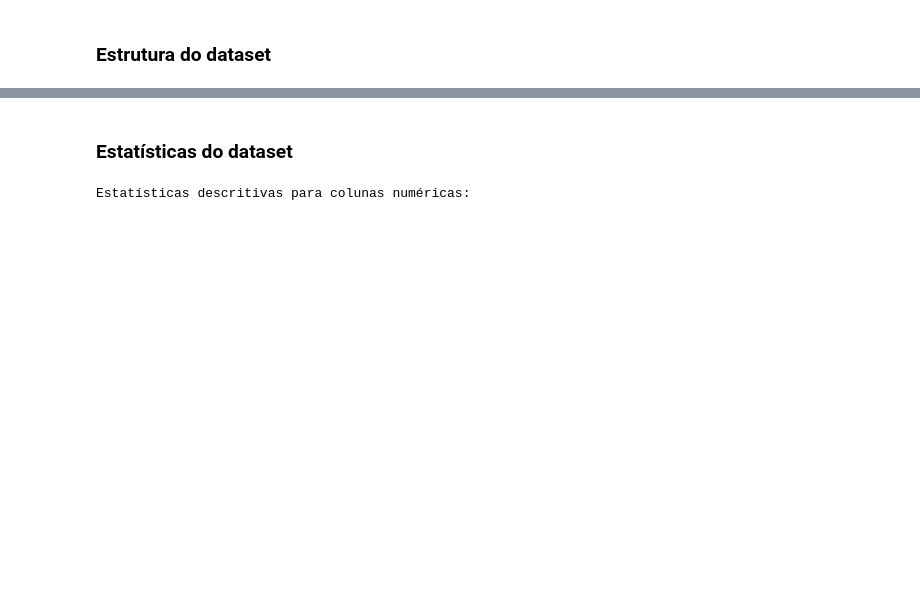
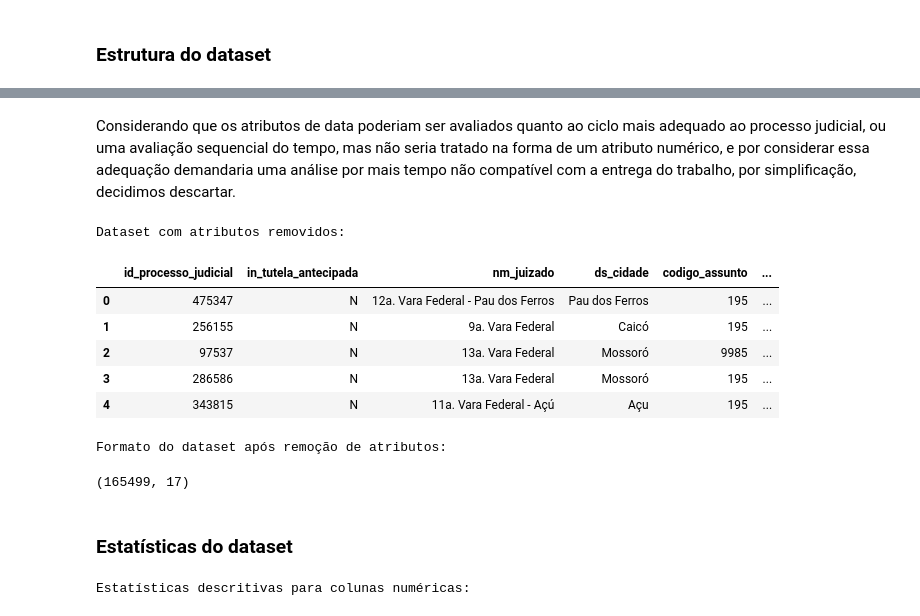
Before and after one commit to bruno774/ppgti-aprendmaquina, a Jupyter notebook: ppgtiAM classificacaoPericias p1 cargaInicial-exploracao-limpeza.ipynb, the cells around one changed output, grey strips where cells are left out. Cells and saved outputs as stored; diff of their text form; code cells hidden in the pictures; blank space fills up the shorter version.

```diff
--- a/ppgtiAM classificacaoPericias p1 cargaInicial-exploracao-limpeza.ipynb
+++ b/ppgtiAM classificacaoPericias p1 cargaInicial-exploracao-limpeza.ipynb
@@ -77,4 +99,23 @@ memory usage: 32.8 MB
 None
+# %% [markdown]
+Considerando que os atributos de data poderiam ser avaliados quanto ao ciclo mais adequado ao processo judicial, ou uma avaliação sequencial do tempo, mas não seria tratado na forma de um atributo numérico, e  por considerar essa adequação demandaria uma análise por mais tempo não compatível com a entrega do trabalho, por simplificação, decidimos descartar.
+# %%
+# remover atributos baseados em data
+df_metadadosPericias = df_metadadosPericias.drop(columns=['dt_primeira_distribuicao', 'dt_cadastro_pericia', 'dt_realizacao_pericia'])
+print('Dataset com atributos removidos:')
+display(df_metadadosPericias.head())
+print('Formato do dataset após remoção de atributos:')
+display(df_metadadosPericias.shape)
+# %% [output]
+Dataset com atributos removidos:
+|  | id_processo_judicial | in_tutela_antecipada | nm_juizado | ds_cidade | codigo_assunto | ... |
+| 0 | 475347 | N | 12a. Vara Federal - Pau dos Ferros | Pau dos Ferros | 195 | ... |
+| 1 | 256155 | N | 9a. Vara Federal | Caicó | 195 | ... |
+| 2 | 97537 | N | 13a. Vara Federal | Mossoró | 9985 | ... |
+| 3 | 286586 | N | 13a. Vara Federal | Mossoró | 195 | ... |
+| 4 | 343815 | N | 11a. Vara Federal - Açú | Açu | 195 | ... |
+Formato do dataset após remoção de atributos:
+(165499, 17)
 # %% [markdown]
 ### Estatísticas do dataset
 # %%
```
Also changed, not shown: parts of 24 cells of this notebook.
